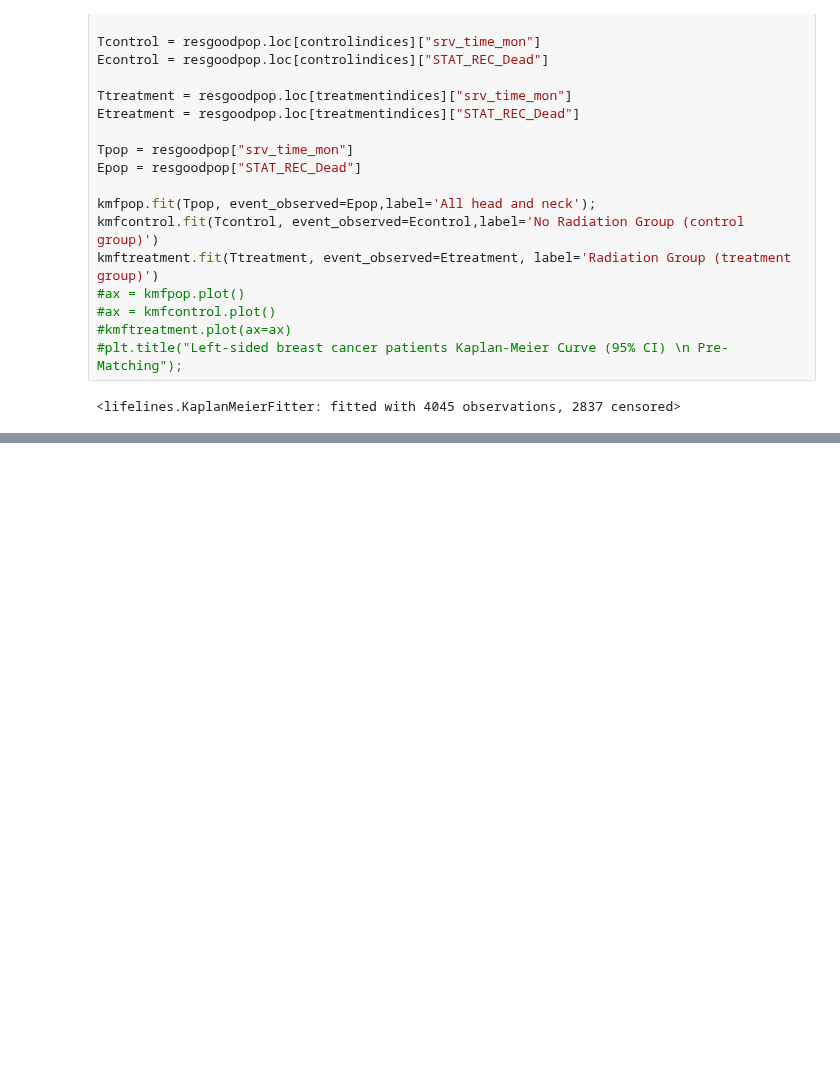
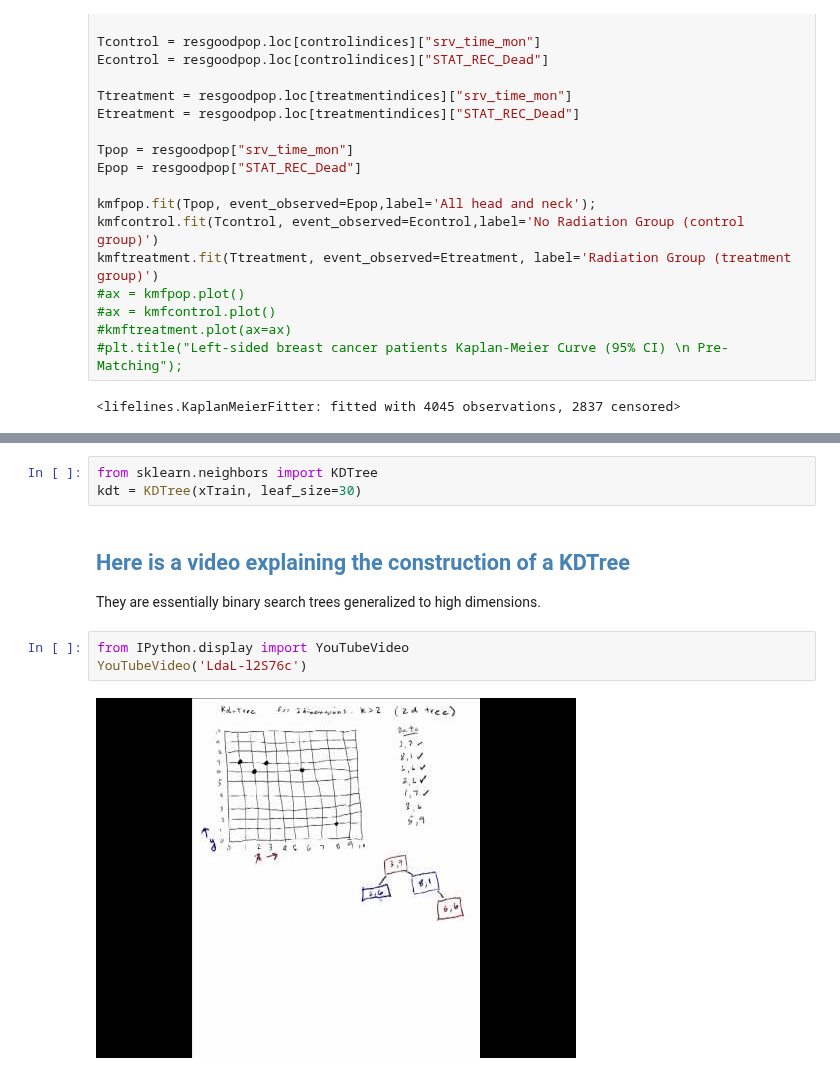
Before and after one commit to doolingdavid/SEERMATCH2, a Jupyter notebook: all_other_example.ipynb, the cells around one changed output, grey strips where cells are left out. Drawn from its saved outputs; the diff is of its cells as text; blank space fills up the shorter version.

```diff
--- a/all_other_example.ipynb
+++ b/all_other_example.ipynb
@@ -265,0 +389,12 @@ plt.title("Head and Neck\n(Nasopharynx, Oropharynx, Salivary gland, Pituitary gl
+# %%
+from sklearn.neighbors import KDTree
+kdt = KDTree(xTrain, leaf_size=30)
+# %% [markdown]
+## <font color='steelblue'>Here is a video explaining the construction of a KDTree</font>
+
+They are essentially binary search trees generalized to high dimensions.
+# %%
+from IPython.display import YouTubeVideo
+YouTubeVideo('LdaL-l2S76c')
+# %% [output]
+[figure, added]
```
Also changed, not shown: parts of 58 cells of this notebook.
